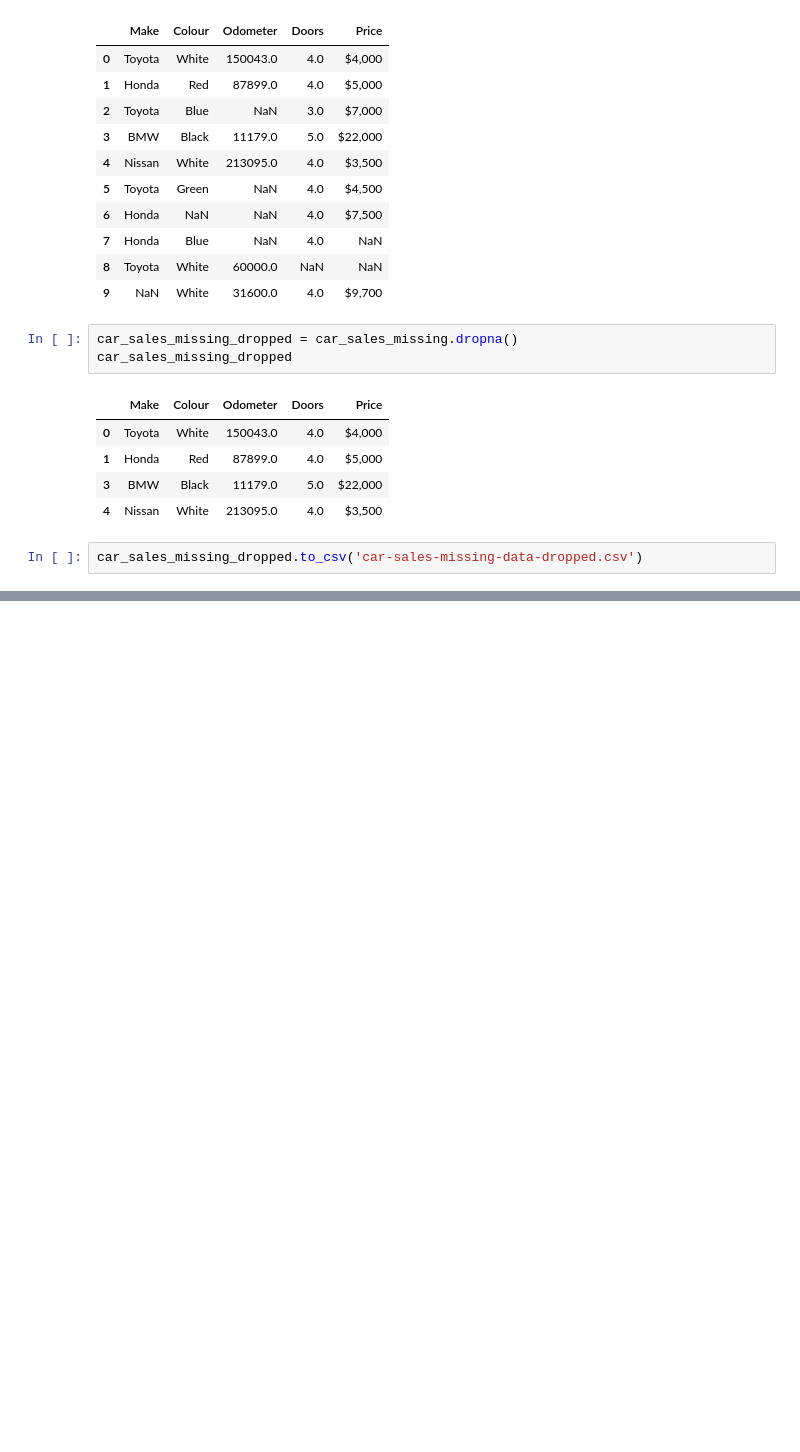
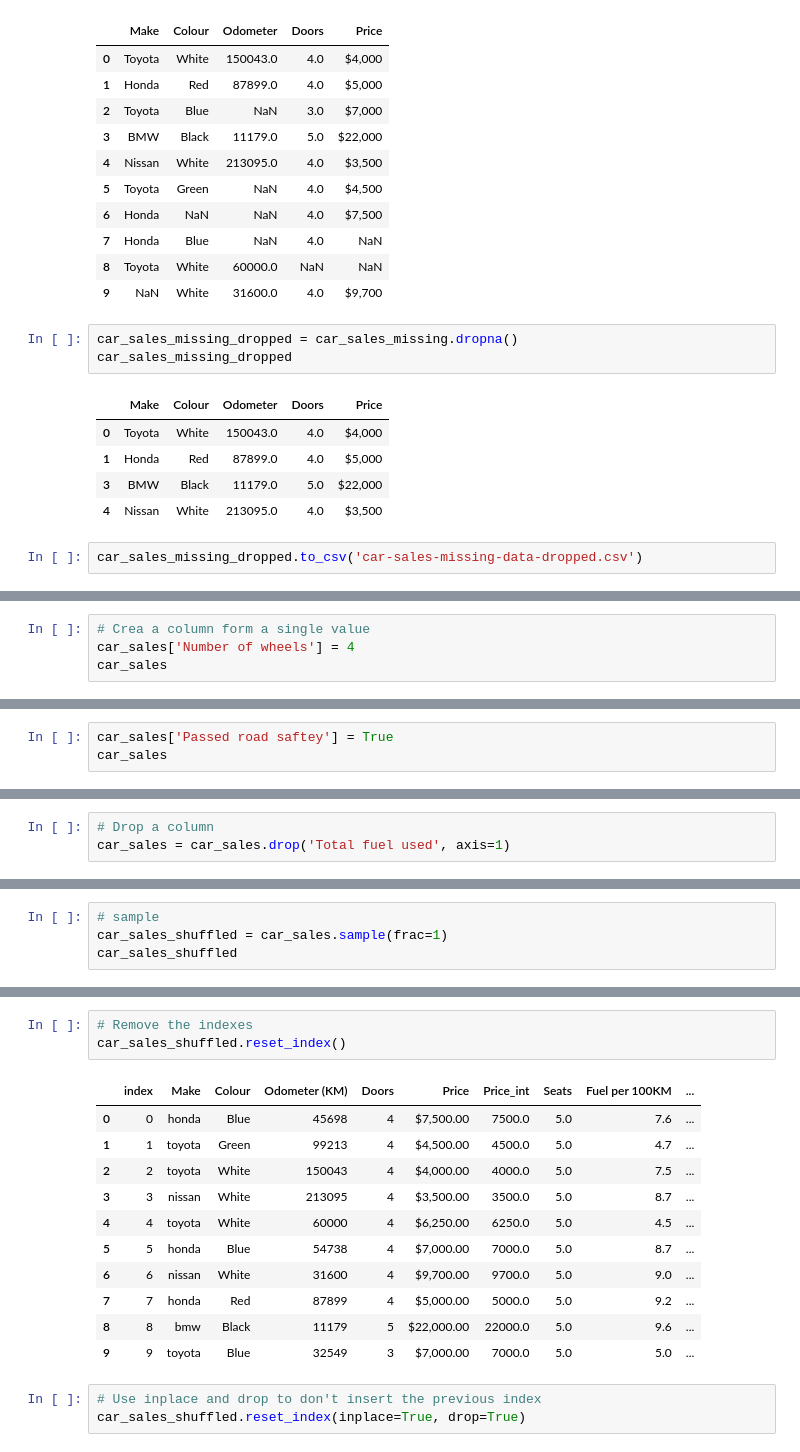
Before and after one commit to JavierMedel/ZM-Machine-Learning, a Jupyter notebook: Section-02-data-science-and-ml-tools/002-introduction-to-pandas.ipynb, the cells around one changed output, grey strips where cells are left out. Saved outputs shown, nothing was run; the diff lists cells and outputs as text; blank space fills up the shorter version.

```diff
--- a/002-Introduction-to-pandas.ipynb
+++ b/Section-02-data-science-and-ml-tools/002-introduction-to-pandas.ipynb
@@ -538,0 +584,4 @@ car_sales_missing_dropped.to_csv('car-sales-missing-data-dropped.csv')
+# %%
+# Crea a column form a single value
+car_sales['Number of wheels'] = 4
+car_sales
@@ -538,0 +600,3 @@ car_sales_missing_dropped.to_csv('car-sales-missing-data-dropped.csv')
+# %%
+car_sales['Passed road saftey'] = True
+car_sales
@@ -538,0 +636,3 @@ car_sales_missing_dropped.to_csv('car-sales-missing-data-dropped.csv')
+# %%
+# Drop a column
+car_sales = car_sales.drop('Total fuel used', axis=1)
@@ -538,0 +653,4 @@ car_sales_missing_dropped.to_csv('car-sales-missing-data-dropped.csv')
+# %%
+# sample
+car_sales_shuffled = car_sales.sample(frac=1)
+car_sales_shuffled
@@ -538,0 +676,18 @@ car_sales_missing_dropped.to_csv('car-sales-missing-data-dropped.csv')
+# %%
+# Remove the indexes
+car_sales_shuffled.reset_index()
+# %% [output]
+|  | index | Make | Colour | Odometer (KM) | Doors | Price | Price_int | Seats | Fuel per 100KM | ... |
+| 0 | 0 | honda | Blue | 45698 | 4 | $7,500.00 | 7500.0 | 5.0 | 7.6 | ... |
+| 1 | 1 | toyota | Green | 99213 | 4 | $4,500.00 | 4500.0 | 5.0 | 4.7 | ... |
+| 2 | 2 | toyota | White | 150043 | 4 | $4,000.00 | 4000.0 | 5.0 | 7.5 | ... |
+| 3 | 3 | nissan | White | 213095 | 4 | $3,500.00 | 3500.0 | 5.0 | 8.7 | ... |
+| 4 | 4 | toyota | White | 60000 | 4 | $6,250.00 | 6250.0 | 5.0 | 4.5 | ... |
+| 5 | 5 | honda | Blue | 54738 | 4 | $7,000.00 | 7000.0 | 5.0 | 8.7 | ... |
+| 6 | 6 | nissan | White | 31600 | 4 | $9,700.00 | 9700.0 | 5.0 | 9.0 | ... |
+| 7 | 7 | honda | Red | 87899 | 4 | $5,000.00 | 5000.0 | 5.0 | 9.2 | ... |
+| 8 | 8 | bmw | Black | 11179 | 5 | $22,000.00 | 22000.0 | 5.0 | 9.6 | ... |
+| 9 | 9 | toyota | Blue | 32549 | 3 | $7,000.00 | 7000.0 | 5.0 | 5.0 | ... |
+# %%
+# Use inplace and drop to don't insert the previous index
+car_sales_shuffled.reset_index(inplace=True, drop=True)
```
Also changed, not shown: parts of 17 cells of this notebook, 7 other files.
